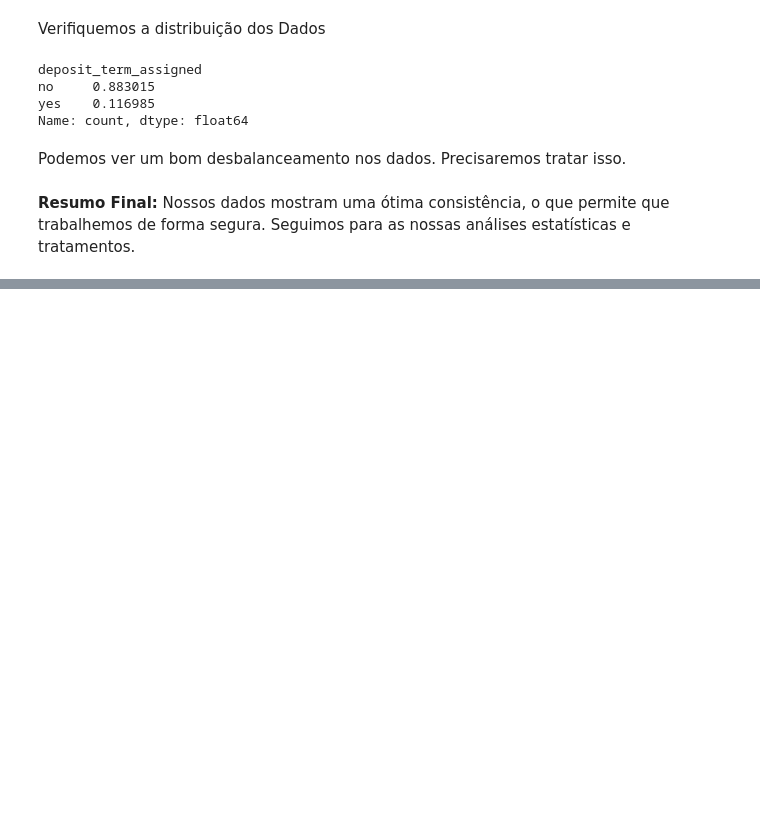
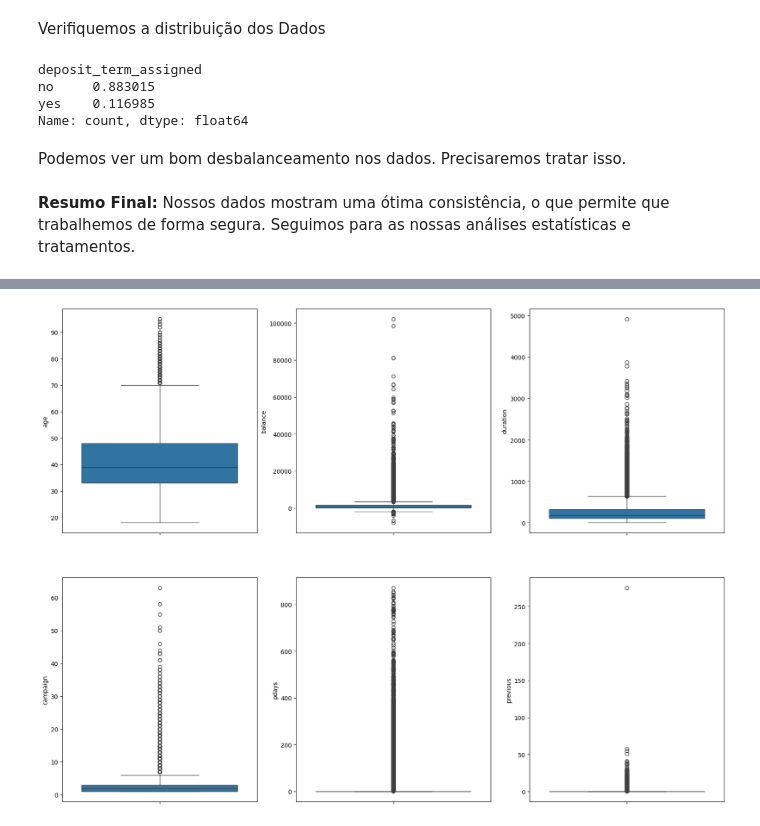
Before and after one commit to jefferson-datascience/PrevisaoAceitarContratoBanco, a Jupyter notebook: NotebooksDesenvolvimento/Ciclo1.ipynb, the cells around one changed output, grey strips where cells are left out. Cells and saved outputs as stored; diff of their text form; code cells hidden in the pictures; blank space fills up the shorter version.

```diff
--- a/NotebooksDesenvolvimento/Ciclo1.ipynb
+++ b/NotebooksDesenvolvimento/Ciclo1.ipynb
@@ -223,0 +244,13 @@ Podemos ver um bom desbalanceamento nos dados. Precisaremos tratar isso.
+# %%
+fig, cx = plt.subplots(2, 3, figsize=(20, 15))
+
+sbn.boxplot(data=df2, y='age', ax=cx[0][0])
+sbn.boxplot(data=df2, y='balance', ax=cx[0][1])
+sbn.boxplot(data=df2, y='duration', ax=cx[0][2])
+sbn.boxplot(data=df2, y='campaign', ax=cx[1][0])
+sbn.boxplot(data=df2, y='pdays', ax=cx[1][1])
+sbn.boxplot(data=df2, y='previous', ax=cx[1][2])
+
+plt.show();
+# %% [output]
+[figure, added]
```
Also changed, not shown: parts of 28 cells of this notebook.
